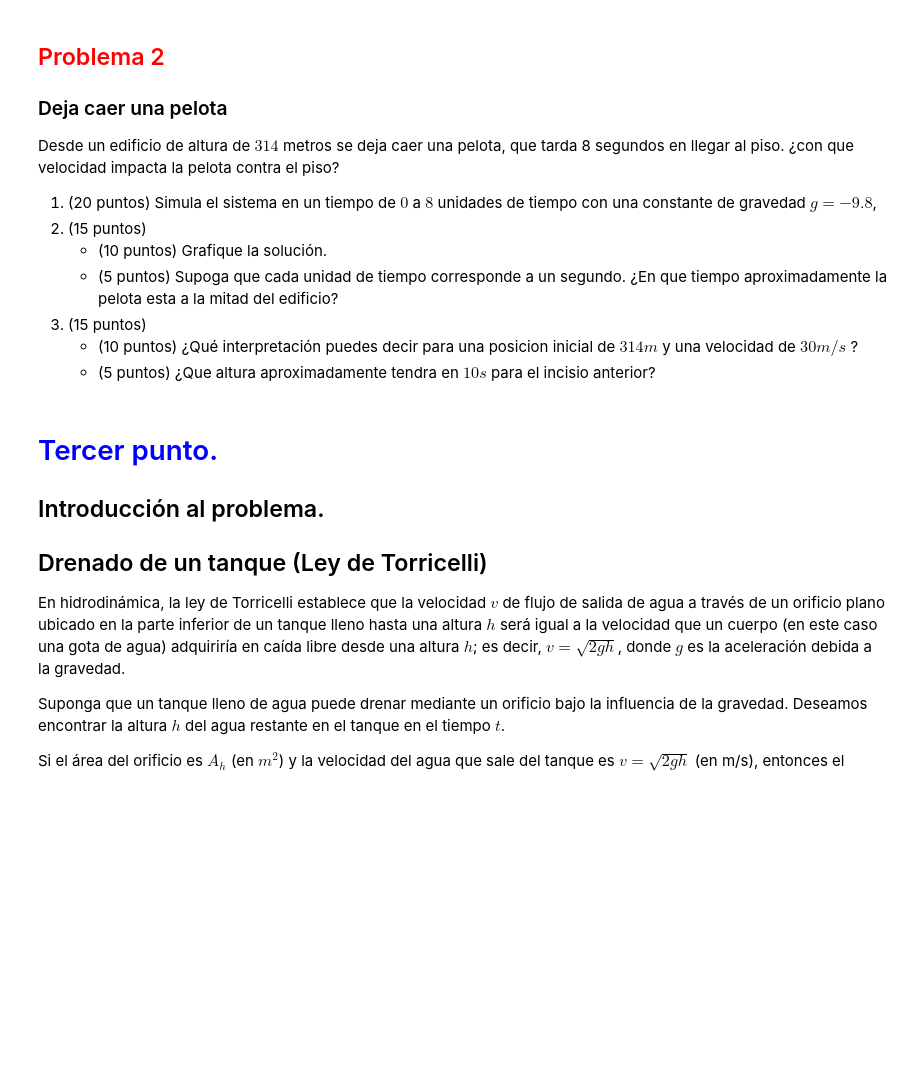
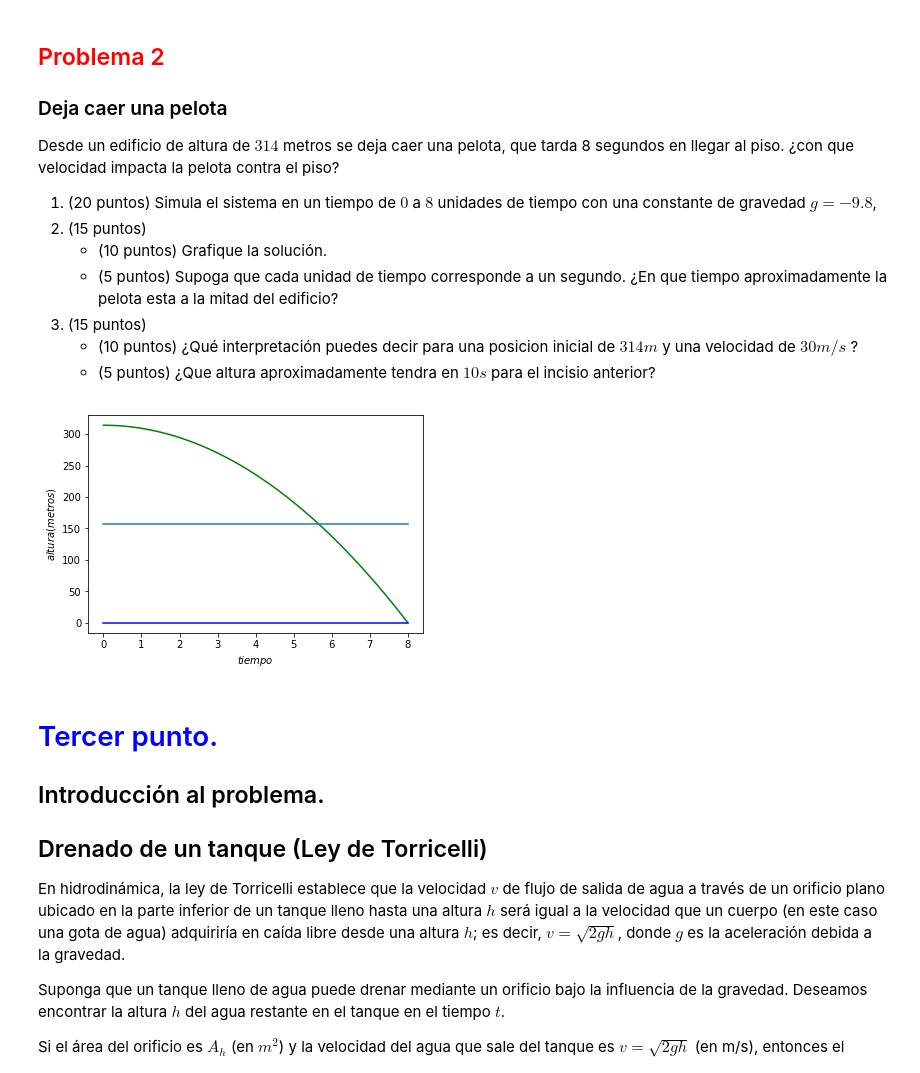
Before and after one commit to isaperez98/Optimizaci-n, a Jupyter notebook: Examen2_PerezIsabel.ipynb, the cells around one changed output. Drawn from its saved outputs; the diff is of its cells as text; code cells hidden in the pictures; blank space fills up the shorter version.

```diff
--- a/Examen1_PerezIsabel.ipynb
+++ b/Examen2_PerezIsabel.ipynb
@@ -132,6 +134,29 @@ Desde un edificio de altura de $314$ metros se deja caer una pelota, que tarda 8
 3. (15 puntos)
     - (10 puntos) ¿Qué interpretación puedes decir para una posicion inicial de $314 m$ y una velocidad de $30 m/s$ ?
     - (5  puntos) ¿Que altura aproximadamente tendra en $10s$ para el incisio anterior?
+# %%
+g=9.8
+def f1(var, t):
+    g=9.8
+    s=var[0]
+    v=var[1]
+    return [v, -g]
+
+
+t=np.linspace(0,8,100)
+x0=[314, 0]
+
+f=odeint(f1, x0, t)
+
+s, f1 =f.T
+plt.plot(t,s,'g')
+plt.plot([0,8],[157,157])
+plt.plot(t, np.zeros(len(t)), 'b')
+plt.xlabel('$tiempo$')
+plt.ylabel('$altura (metros)$')
+plt.show()
+# %% [output]
+[figure, added]
 # %% [markdown]
 # <font color =blue>Tercer punto.</font>
 
```
Also changed, not shown: parts of 6 cells of this notebook.
